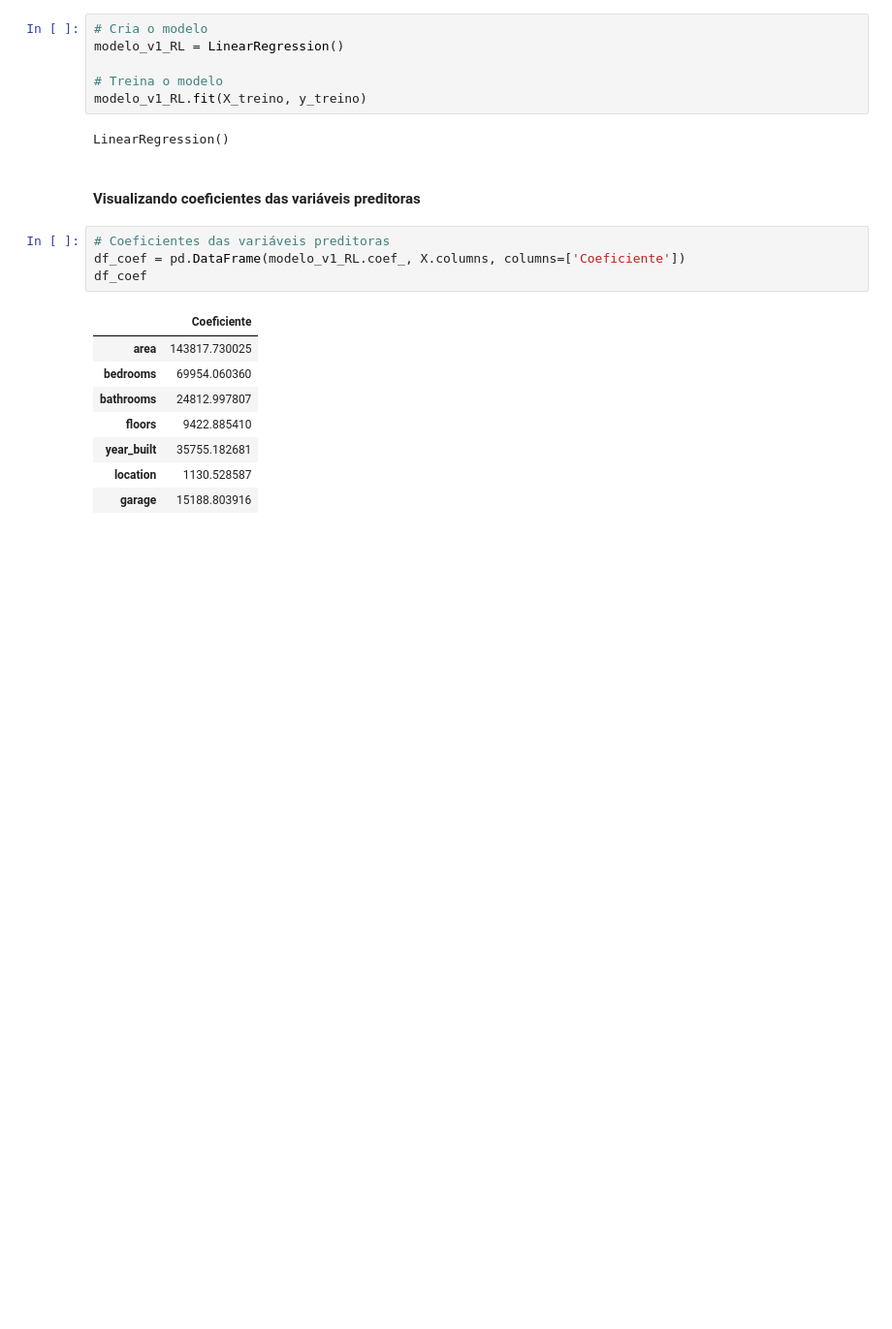
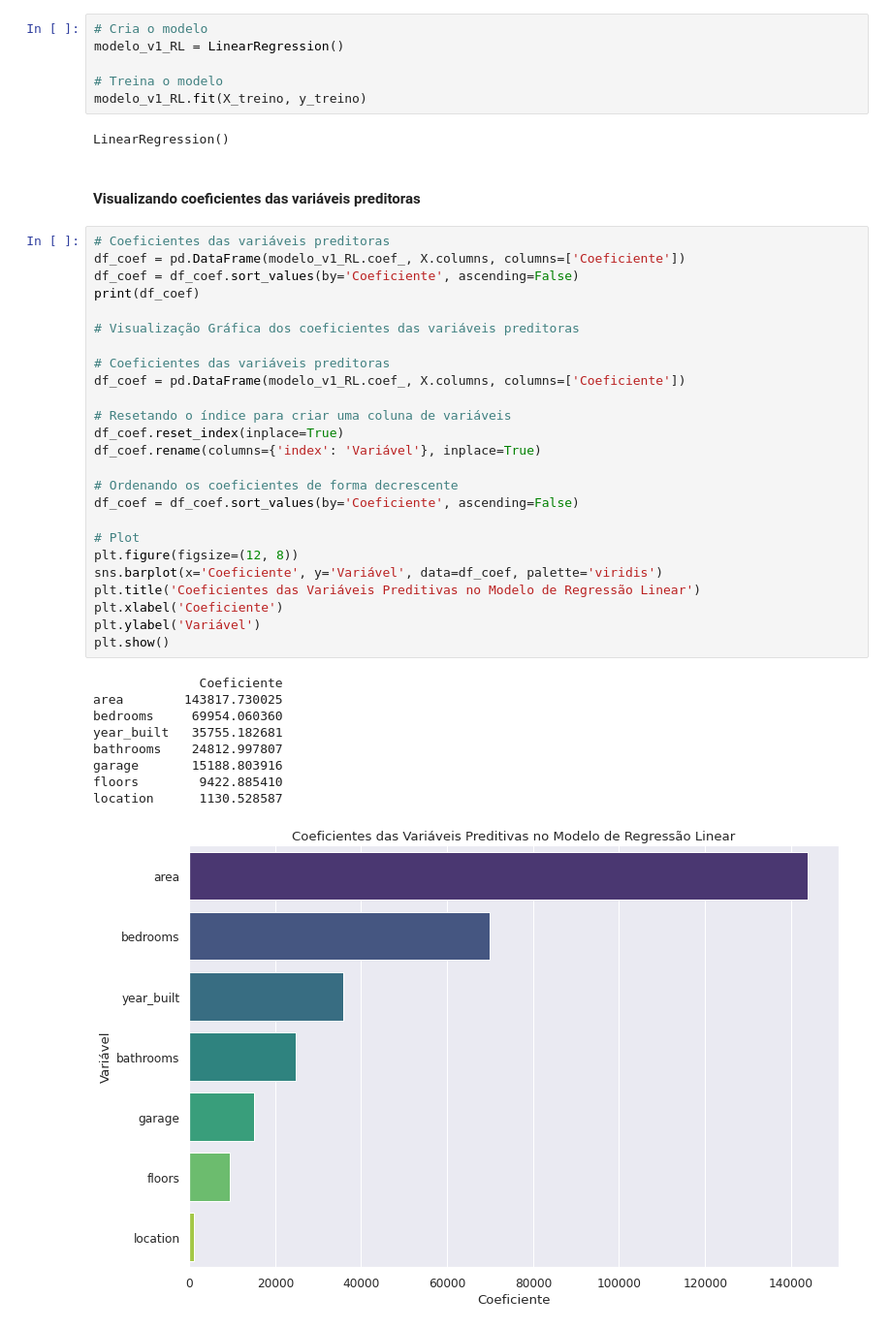
Before and after one commit to EduardoBran/Python_-_Machine_Learning_-_Projetos_Regressao_e_Classificacao, a Jupyter notebook: 1.Projeto_Regressao_-_Prevendo_Valor_Propriedades_Imobiliarias.ipynb, the cells around one changed output. Shown at 97% size. Cells and saved outputs as stored; diff of their text form; blank space fills up the shorter version.

Commit message:
criando e avaliando modelos de machine learning - parte 1

```diff
--- a/1.Projeto_Regressao_-_Prevendo_Valor_Propriedades_Imobiliarias.ipynb
+++ b/1.Projeto_Regressao_-_Prevendo_Valor_Propriedades_Imobiliarias.ipynb
@@ -679,19 +707,41 @@ modelo_v1_RL.fit(X_treino, y_treino)
 LinearRegression()
 # %% [markdown]
 #### Visualizando coeficientes das variáveis preditoras
-# %%
-# Coeficientes das variáveis preditoras
-df_coef = pd.DataFrame(modelo_v1_RL.coef_, X.columns, columns=['Coeficiente'])
-df_coef
-# %% [output]
-|  | Coeficiente |
-| area | 143817.730025 |
-| bedrooms | 69954.060360 |
-| bathrooms | 24812.997807 |
-| floors | 9422.885410 |
-| year_built | 35755.182681 |
-| location | 1130.528587 |
-| garage | 15188.803916 |
+# %%
+# Coeficientes das variáveis preditoras
+df_coef = pd.DataFrame(modelo_v1_RL.coef_, X.columns, columns=['Coeficiente'])
+df_coef = df_coef.sort_values(by='Coeficiente', ascending=False)
+print(df_coef)
+
+# Visualização Gráfica dos coeficientes das variáveis preditoras
+
+# Coeficientes das variáveis preditoras
+df_coef = pd.DataFrame(modelo_v1_RL.coef_, X.columns, columns=['Coeficiente'])
+
+# Resetando o índice para criar uma coluna de variáveis
+df_coef.reset_index(inplace=True)
+df_coef.rename(columns={'index': 'Variável'}, inplace=True)
+
+# Ordenando os coeficientes de forma decrescente
+df_coef = df_coef.sort_values(by='Coeficiente', ascending=False)
+
+# Plot
+plt.figure(figsize=(12, 8))
+sns.barplot(x='Coeficiente', y='Variável', data=df_coef, palette='viridis')
+plt.title('Coeficientes das Variáveis Preditivas no Modelo de Regressão Linear')
+plt.xlabel('Coeficiente')
+plt.ylabel('Variável')
+plt.show()
+# %% [output]
+              Coeficiente
+area        143817.730025
+bedrooms     69954.060360
+year_built   35755.182681
+bathrooms    24812.997807
+garage       15188.803916
+floors        9422.885410
+location      1130.528587
+[figure, added]
 # %% [markdown]
 ### Interpretação dos Coeficientes das Variáveis Preditivas
 
```
Also changed, not shown: parts of 119 cells of this notebook, 2 other files.
